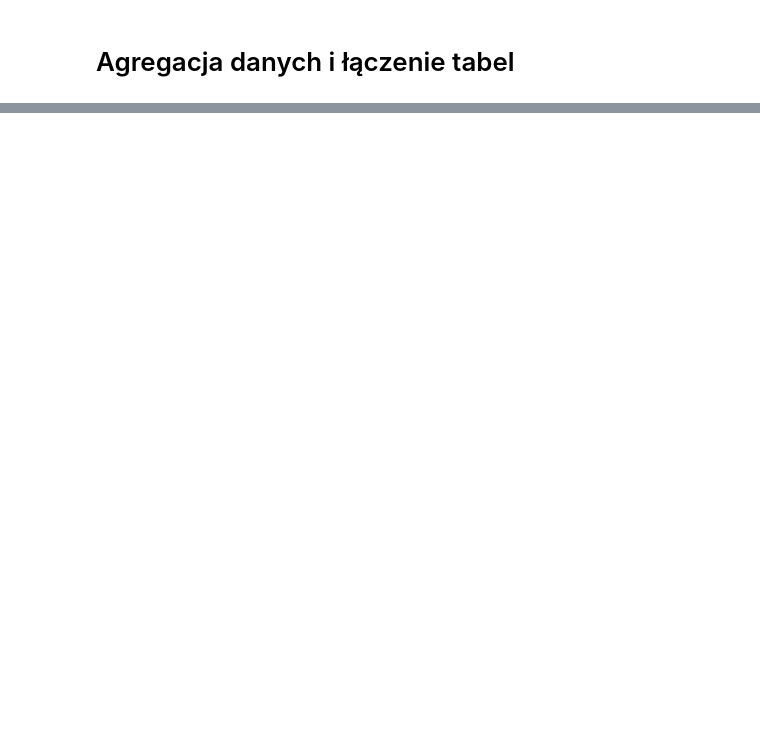
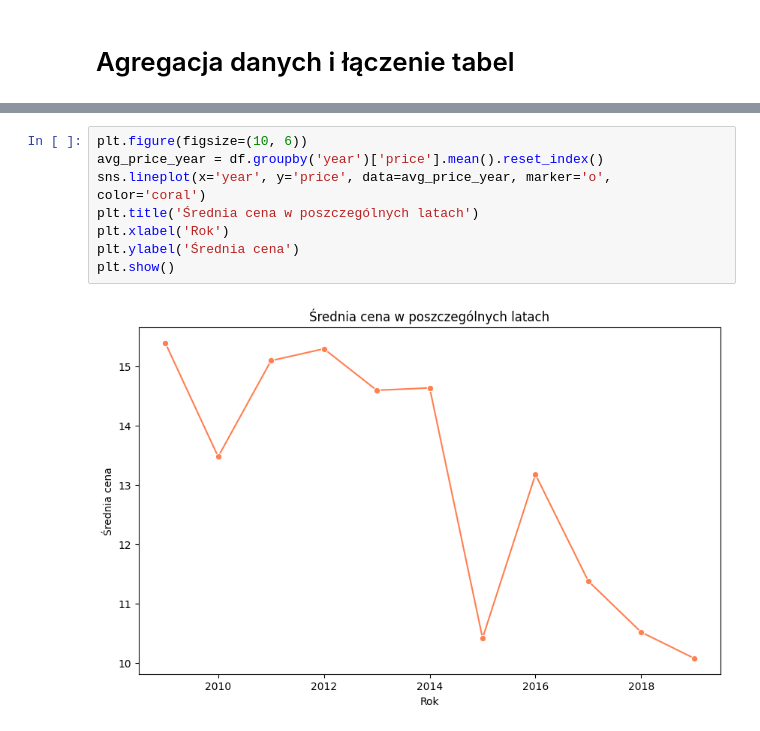
Before and after one commit to kachnna/HOMEworksgoit, a Jupyter notebook: Moduł III/zadanie domowe 2/Hw2.3.ipynb, the cells around one changed output, grey strips where cells are left out. Cells and saved outputs as stored; diff of their text form; blank space fills up the shorter version.

```diff
--- a/Moduł III/zadanie domowe 2/Hw2.3.ipynb
+++ b/Moduł III/zadanie domowe 2/Hw2.3.ipynb
@@ -112,0 +280,10 @@ Mediana to:  11.0
+# %%
+plt.figure(figsize=(10, 6))
+avg_price_year = df.groupby('year')['price'].mean().reset_index()
+sns.lineplot(x='year', y='price', data=avg_price_year, marker='o', color='coral')
+plt.title('Średnia cena w poszczególnych latach')
+plt.xlabel('Rok')
+plt.ylabel('Średnia cena')
+plt.show()
+# %% [output]
+[figure, added]
```
Also changed, not shown: parts of 25 cells of this notebook.
